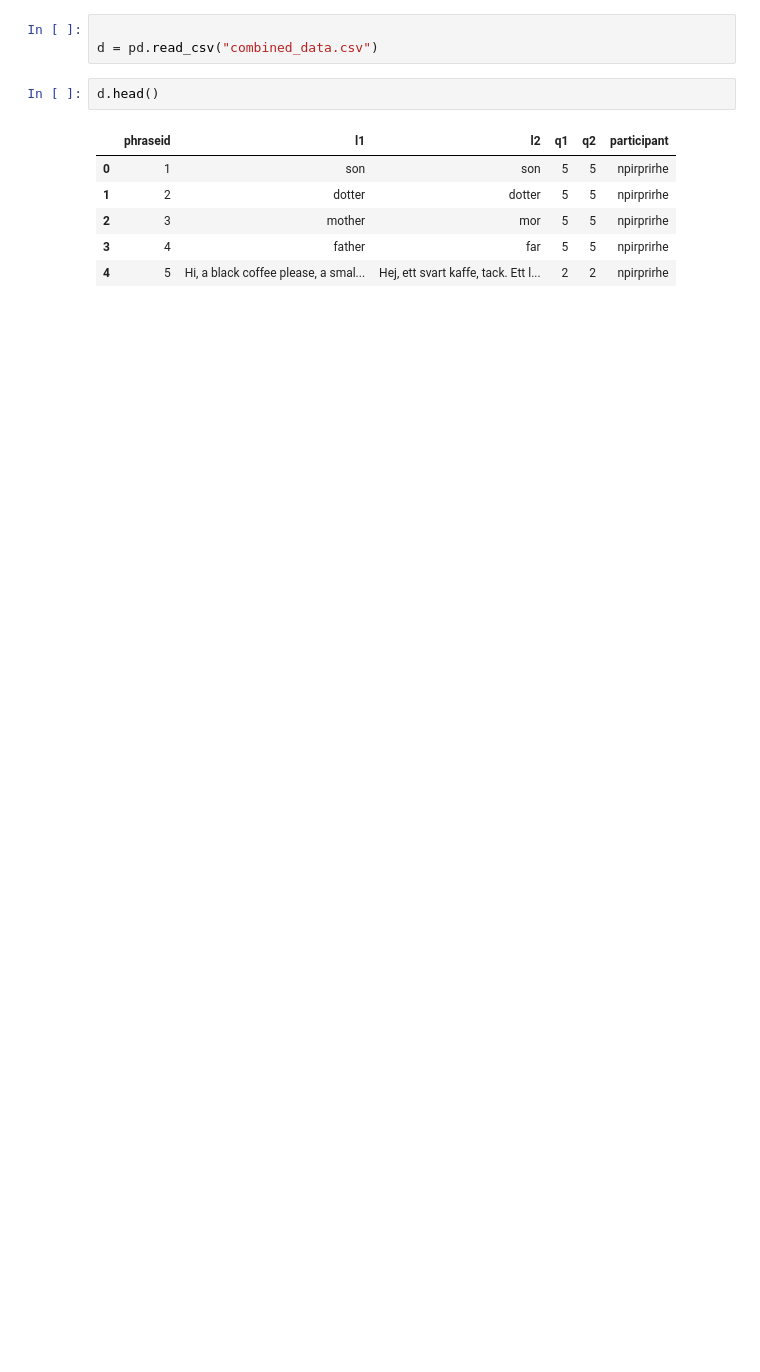
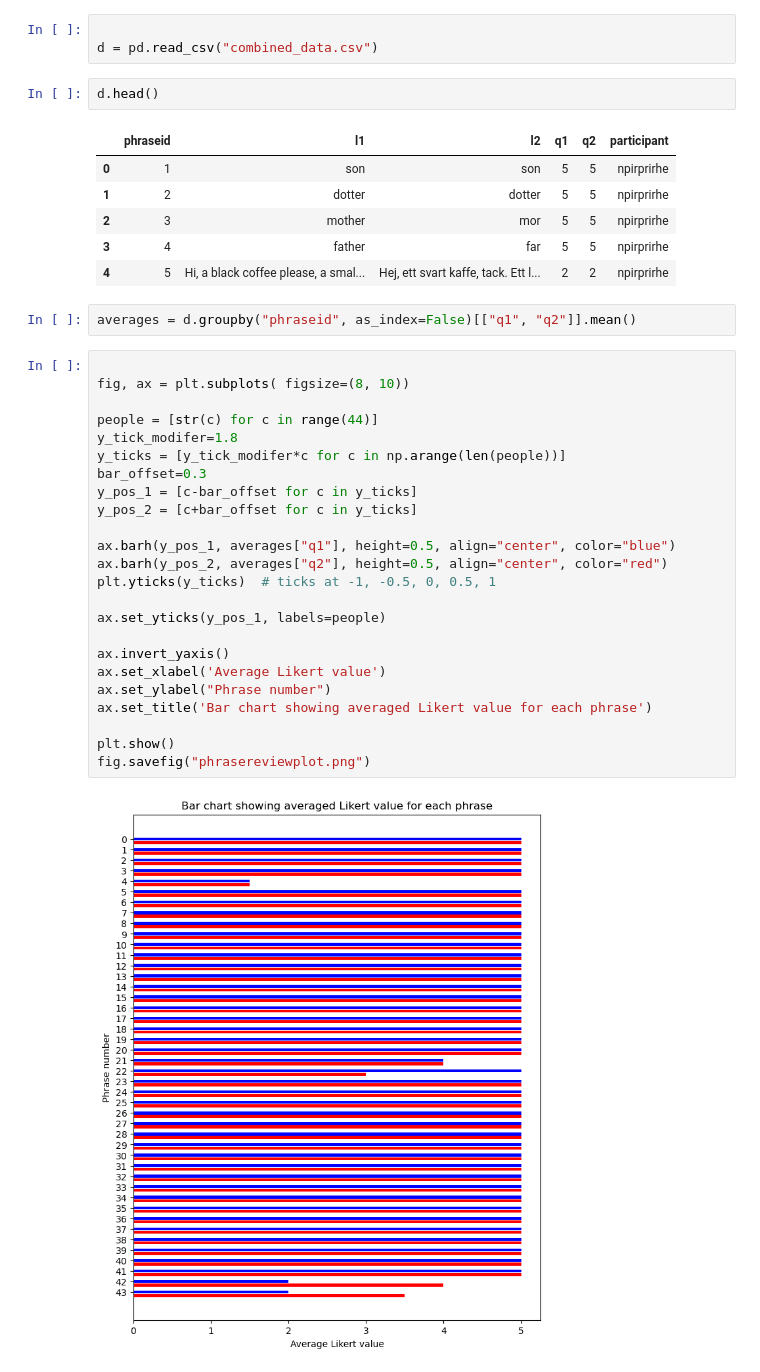
Before and after one commit to Robbie632/mastersDissertation, a Jupyter notebook: analysis/volume/analyse_phrase_reviews.ipynb, the cells around one changed output. Saved outputs shown, nothing was run; the diff lists cells and outputs as text; blank space fills up the shorter version.

Commit message:
generated plot of pharse likert scores

```diff
--- a/analysis/volume/analyse_phrase_reviews.ipynb
+++ b/analysis/volume/analyse_phrase_reviews.ipynb
@@ -12,3 +14,31 @@ d.head()
 | 2 | 3 | mother | mor | 5 | 5 | npirprirhe |
 | 3 | 4 | father | far | 5 | 5 | npirprirhe |
 | 4 | 5 | Hi, a black coffee please, a smal... | Hej, ett svart kaffe, tack. Ett l... | 2 | 2 | npirprirhe |
+# %%
+averages = d.groupby("phraseid", as_index=False)[["q1", "q2"]].mean()
+# %%
+
+fig, ax = plt.subplots( figsize=(8, 10))
+
+people = [str(c) for c in range(44)]
+y_tick_modifer=1.8
+y_ticks = [y_tick_modifer*c for c in np.arange(len(people))]
+bar_offset=0.3
+y_pos_1 = [c-bar_offset for c in y_ticks]
+y_pos_2 = [c+bar_offset for c in y_ticks]
+
+ax.barh(y_pos_1, averages["q1"], height=0.5, align="center", color="blue")
+ax.barh(y_pos_2, averages["q2"], height=0.5, align="center", color="red")
+plt.yticks(y_ticks)  # ticks at -1, -0.5, 0, 0.5, 1
+
+ax.set_yticks(y_pos_1, labels=people)
+
+ax.invert_yaxis()
+ax.set_xlabel('Average Likert value')
+ax.set_ylabel("Phrase number")
+ax.set_title('Bar chart showing averaged Likert value for each phrase')
+
+plt.show()
+fig.savefig("phrasereviewplot.png")
+# %% [output]
+[figure, added]
```
Also changed, not shown: parts of 1 cell of this notebook.
